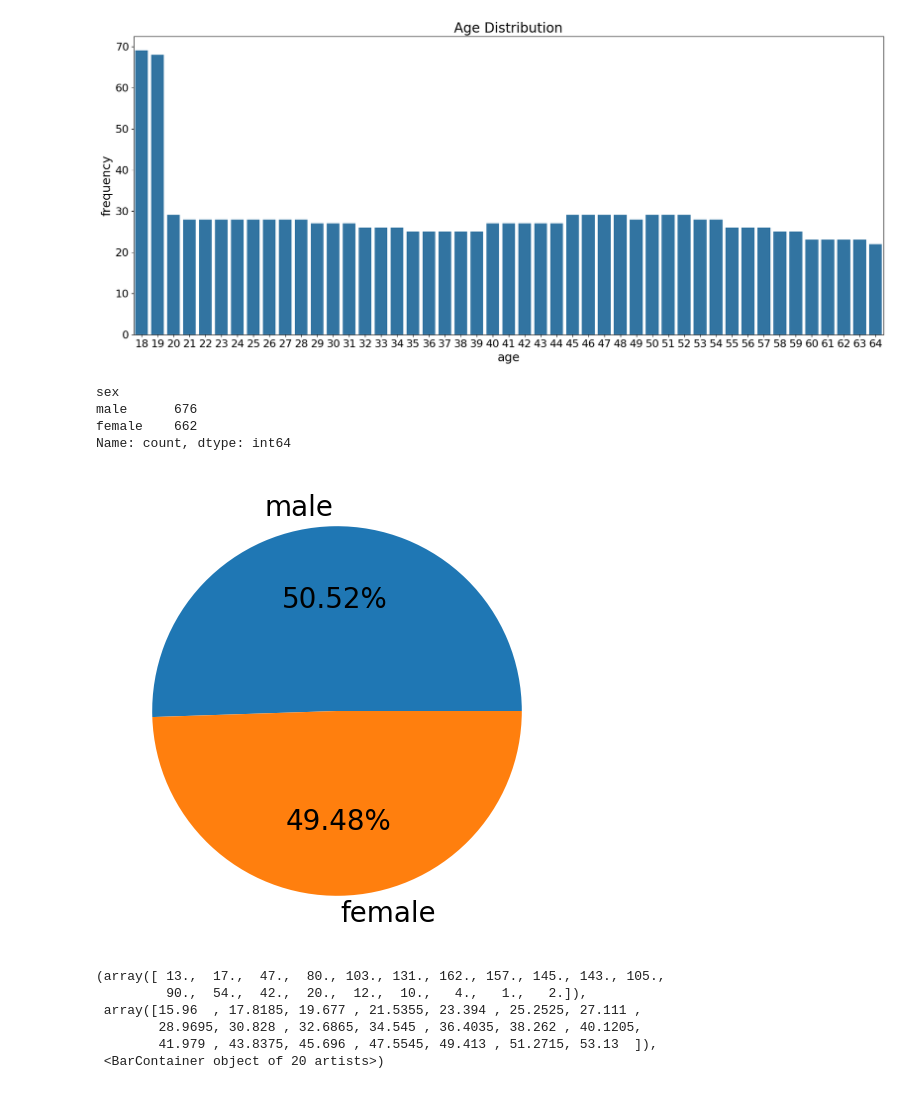
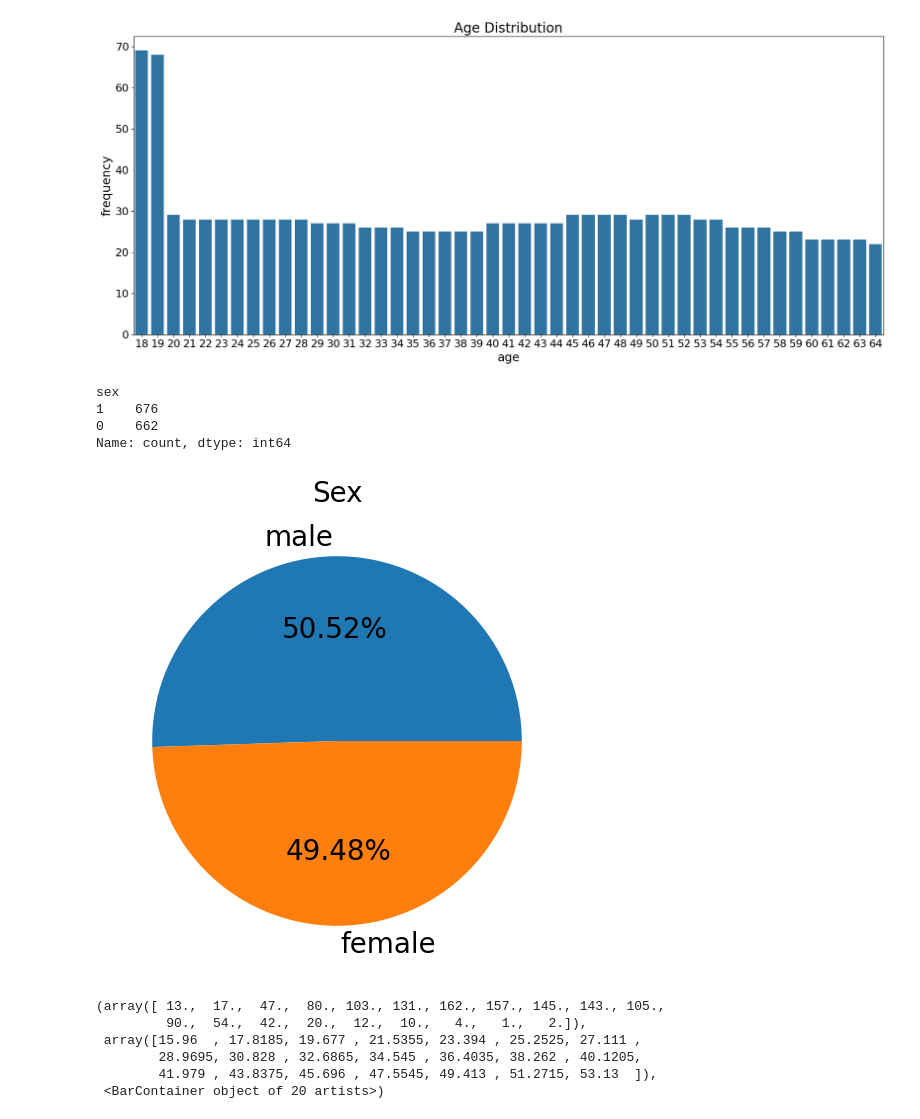
Before and after one commit to wesley0521/kaggle, a Jupyter notebook: Kaggle_Medical_Cost_Predict_SVR.ipynb, the cells around one changed output. Cells and saved outputs as stored; diff of their text form; code cells hidden in the pictures.

```diff
--- a/Kaggle_Medical_Cost_Predict_SVR.ipynb
+++ b/Kaggle_Medical_Cost_Predict_SVR.ipynb
@@ -41,21 +41,22 @@ age = sns.countplot(x="age", data=Dataset)
 # %%
 print(Dataset["sex"].value_counts())
 # male = Dataset[Dataset["sex"] == "male"]
 # female = Dataset[Dataset["sex"] == "female"]
 # male_percent = len(male) / len(Dataset)
 # female_percent = len(female) / len(Dataset)
 # print(f"male: {male_percent}")
 # print(f"female: {female_percent}")
 plt.figure(figsize=(8,6))
+plt.title("Sex", fontsize=20)
 plt.rcParams['font.size'] =20
 plt.pie(Dataset["sex"].value_counts(), labels=["male", "female"] ,autopct="%.2f%%")
 plt.show()
 # %% [output]
 sex
-male      676
-female    662
+1    676
+0    662
 Name: count, dtype: int64
-[figure, old version]
+[figure, new version]
 # %%
 plt.figure(figsize=(12,8))
 plt.title("bmi Distribution", fontsize=20)
```
Also changed, not shown: parts of 2 cells of this notebook.
